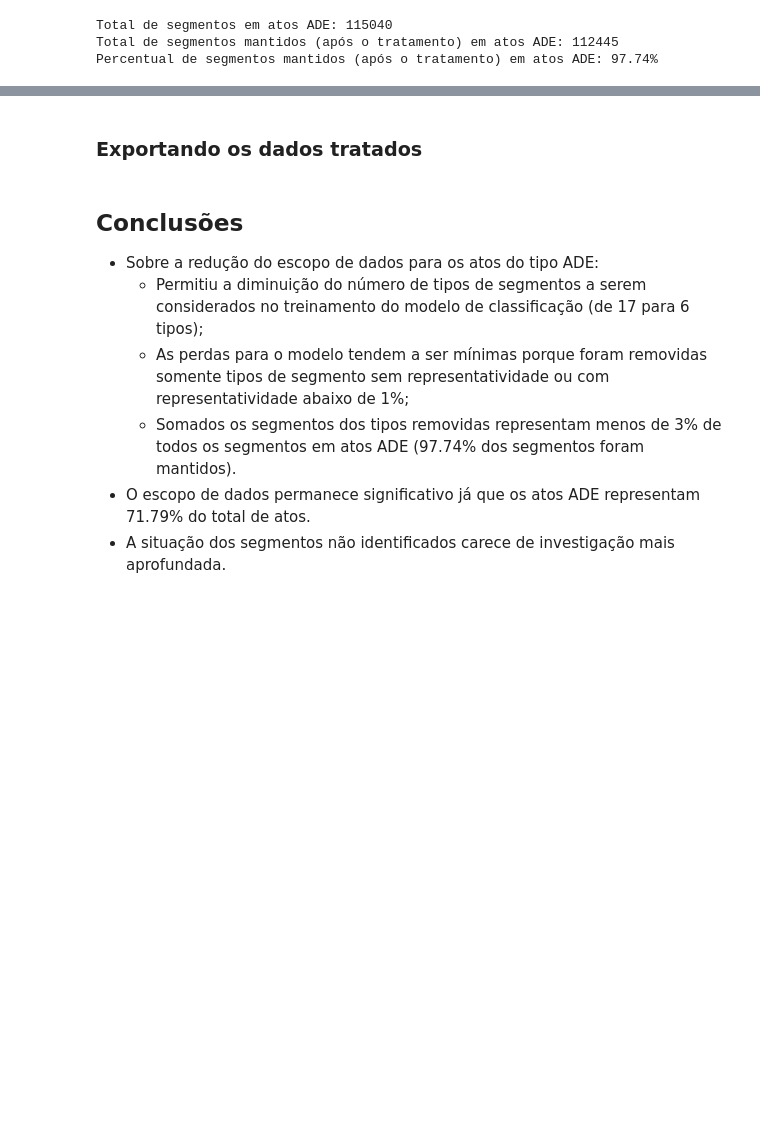
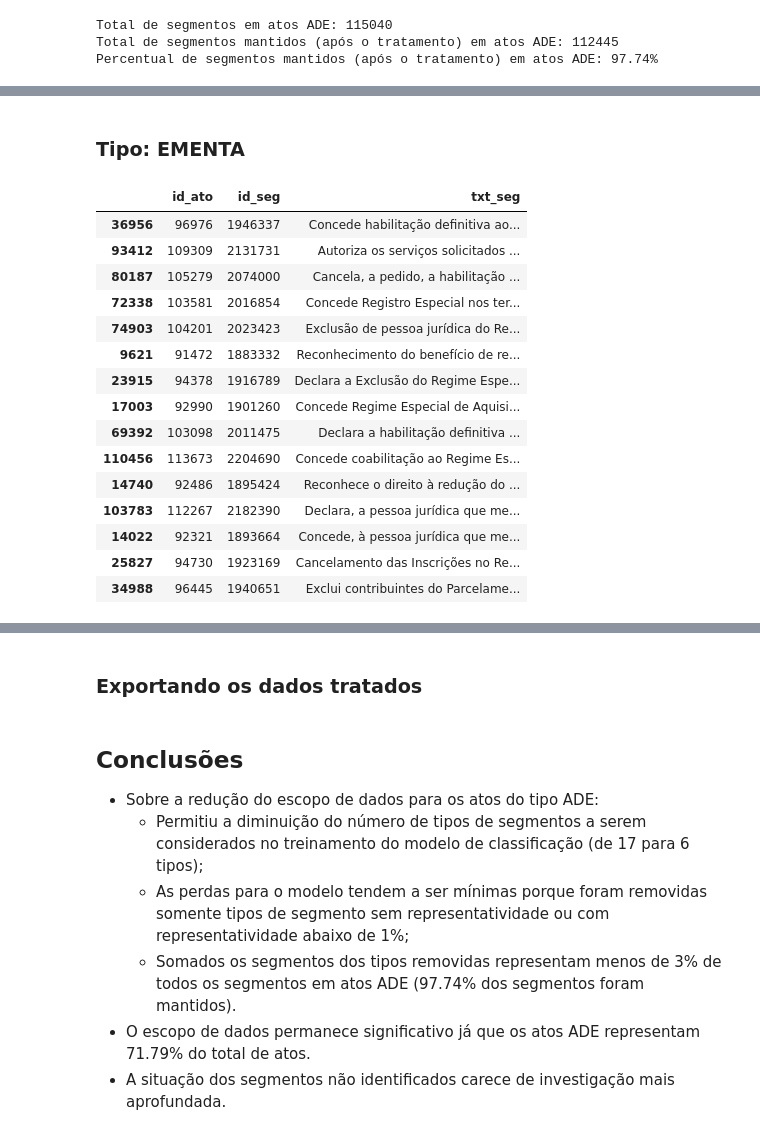
Before and after one commit to correialc/saan, a Jupyter notebook: analise-exploratoria.ipynb, the cells around one changed output, grey strips where cells are left out. Saved outputs shown, nothing was run; the diff lists cells and outputs as text; code cells hidden in the pictures; blank space fills up the shorter version.

```diff
--- a/analise-exploratoria.ipynb
+++ b/analise-exploratoria.ipynb
@@ -288,0 +311,21 @@ Percentual de segmentos mantidos (após o tratamento) em atos ADE: 97.74%
+# %% [markdown]
+### Tipo: EMENTA
+# %%
+df_seg_ade_mantidos[df_seg_ade_mantidos['tipo_seg']=='Ementa'][['id_ato','id_seg','txt_seg']].sample(15)
+# %% [output]
+|  | id_ato | id_seg | txt_seg |
+| 36956 | 96976 | 1946337 | Concede habilitação definitiva ao... |
+| 93412 | 109309 | 2131731 | Autoriza os serviços solicitados ... |
+| 80187 | 105279 | 2074000 | Cancela, a pedido, a habilitação ... |
+| 72338 | 103581 | 2016854 | Concede Registro Especial nos ter... |
+| 74903 | 104201 | 2023423 | Exclusão de pessoa jurídica do Re... |
+| 9621 | 91472 | 1883332 | Reconhecimento do benefício de re... |
+| 23915 | 94378 | 1916789 | Declara a Exclusão do Regime Espe... |
+| 17003 | 92990 | 1901260 | Concede Regime Especial de Aquisi... |
+| 69392 | 103098 | 2011475 | Declara a habilitação definitiva ... |
+| 110456 | 113673 | 2204690 | Concede coabilitação ao Regime Es... |
+| 14740 | 92486 | 1895424 | Reconhece o direito à redução do ... |
+| 103783 | 112267 | 2182390 | Declara, a pessoa jurídica que me... |
+| 14022 | 92321 | 1893664 | Concede, à pessoa jurídica que me... |
+| 25827 | 94730 | 1923169 | Cancelamento das Inscrições no Re... |
+| 34988 | 96445 | 1940651 | Exclui contribuintes do Parcelame... |
```
Also changed, not shown: parts of 12 cells of this notebook.
